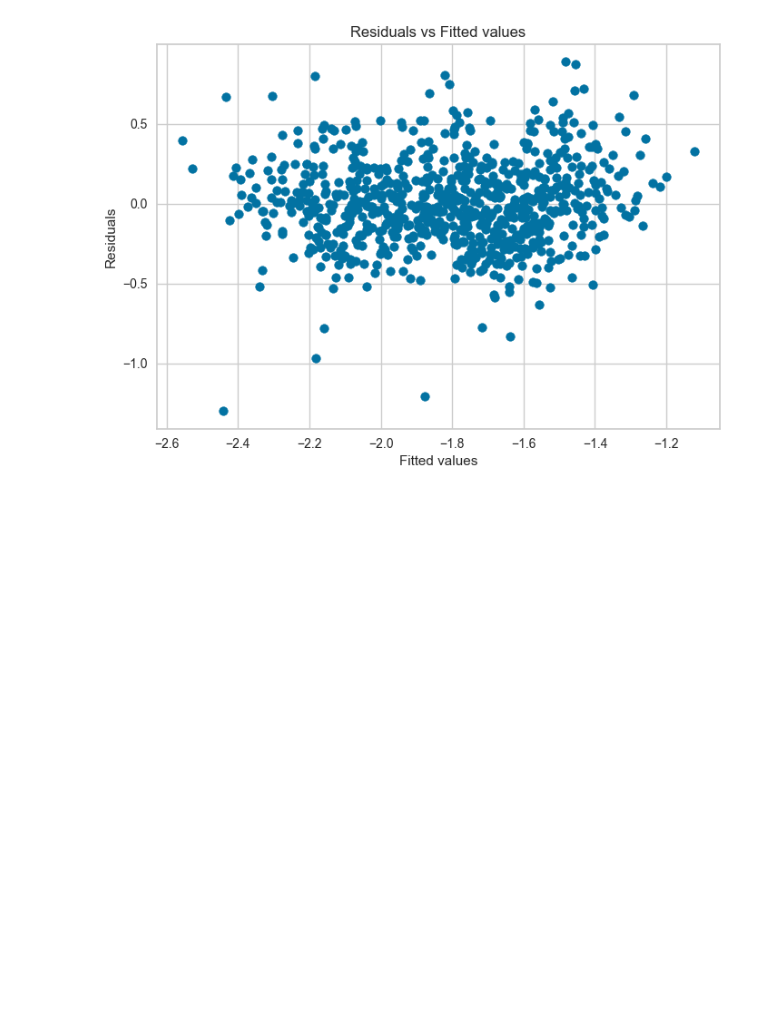
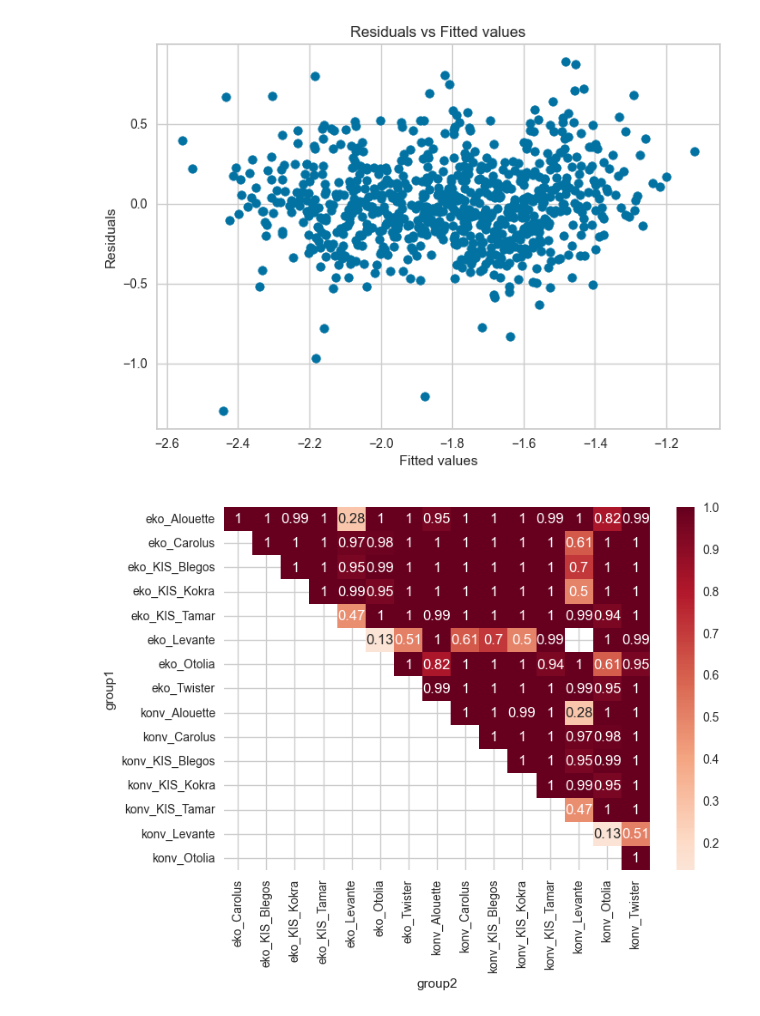
Before and after one commit to Manuscripts-code/Potato-UAV-exploratory--CEA-2024, a Jupyter notebook: notebooks/statistics.ipynb, the cells around one changed output. Saved outputs shown, nothing was run; the diff lists cells and outputs as text; code cells hidden in the pictures; blank space fills up the shorter version.

Commit message:
added grid view for p-values

```diff
--- a/notebooks/statistics.ipynb
+++ b/notebooks/statistics.ipynb
@@ -127,3 +135,27 @@ AIC: nan
 BIC: nan
 Log-Likelihood: -188.18605969826058
 [figure]
+# %%
+# Create a new grouping variable that combines treatments and varieties
+df['treatment_variety'] = df['treatments'].astype(str) + "_" + df['varieties'].astype(str)
+
+# Perform pairwise comparisons on the residuals
+posthoc = pairwise_tukeyhsd(endog=result.resid, groups=df['treatment_variety'], alpha=0.05)
+
+# Create a DataFrame from the Tukey HSD results
+df_result = pd.DataFrame(data=posthoc._results_table.data[1:], columns=posthoc._results_table.data[0])
+
+# Create a pivot table of p-values
+pivot_table = df_result.pivot(index='group1', columns='group2', values='p-adj')
+
+# Convert p-values to numeric and round to three decimal places
+pivot_table = pivot_table.apply(pd.to_numeric, errors='coerce').round(3)
+
+# Create a mask for p-values less than 0.05
+mask = pivot_table < 0.05
+
+# Create a heatmap
+sns.heatmap(pivot_table, annot=True, mask=mask, cmap='RdBu_r', center=0)
+plt.show()
+# %% [output]
+[figure, added]
```
Also changed, not shown: parts of 3 cells of this notebook.
